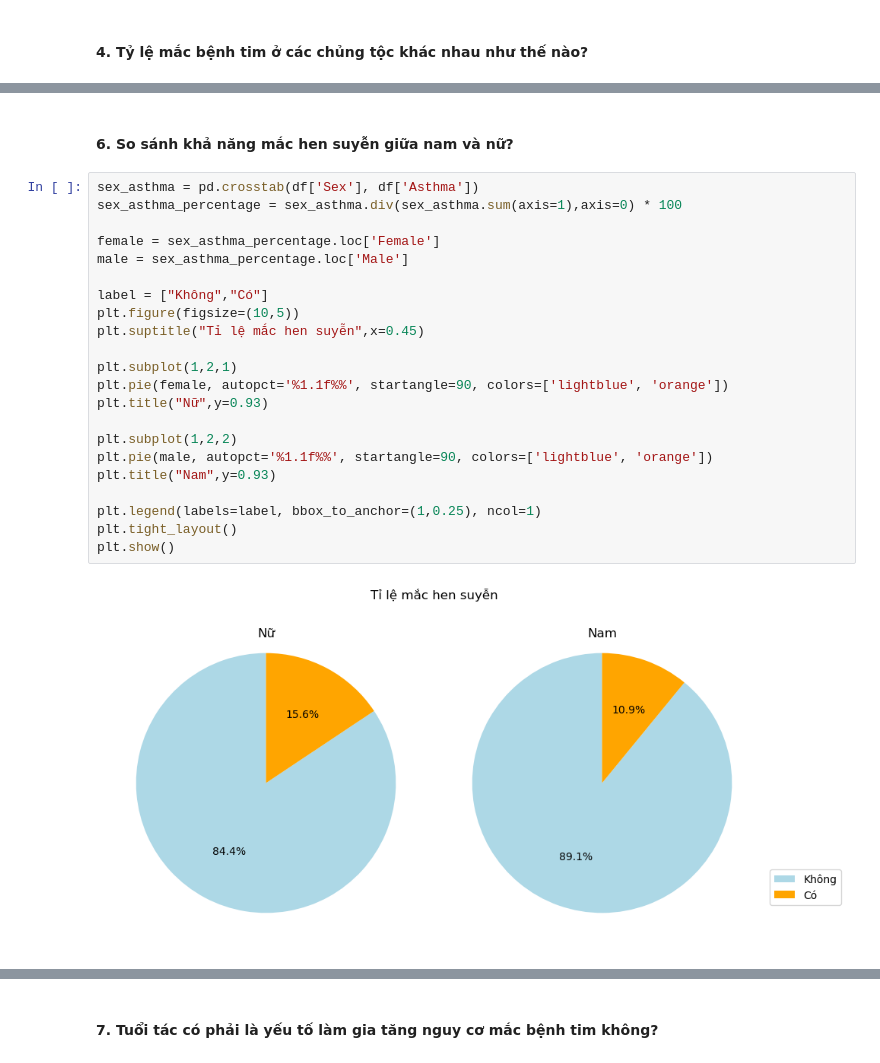
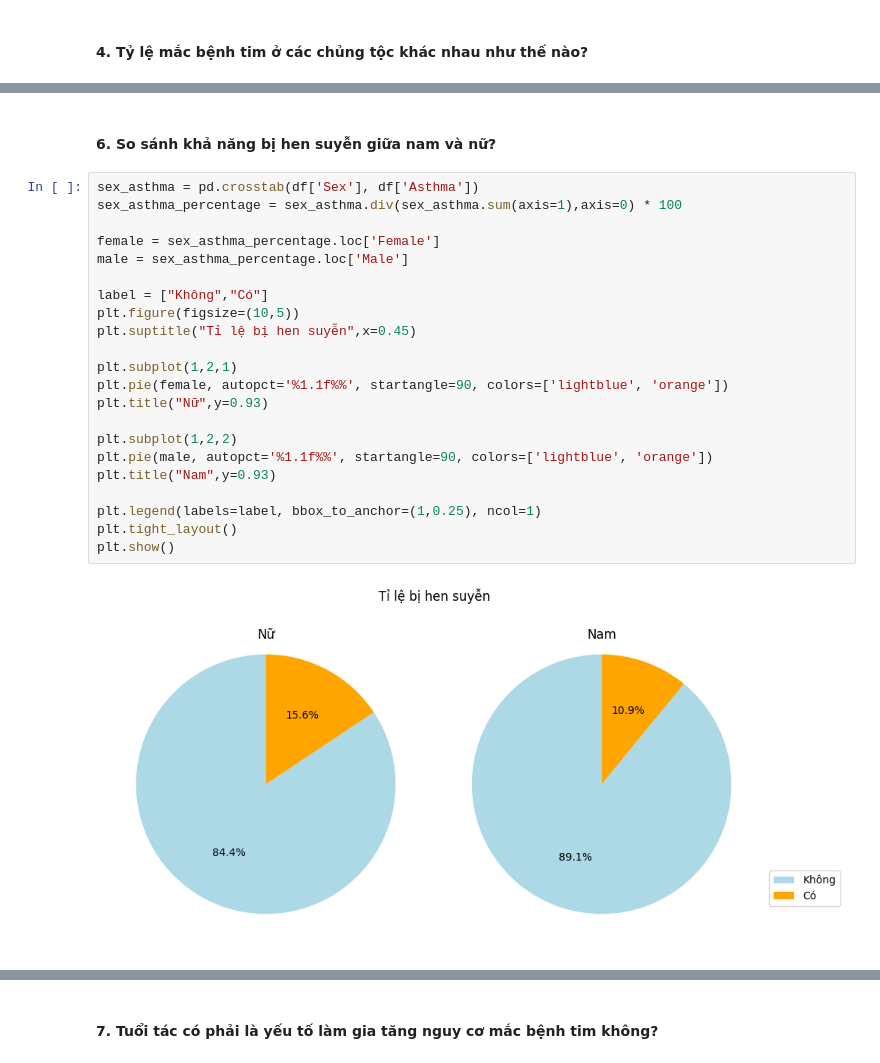
Before and after one commit to richardnguyen0715/Pro4DS-FinalProject-HandleKaggleDatasetProblems, a Jupyter notebook: Source/DataExploration.ipynb, the cells around one changed output, grey strips where cells are left out. Cells and saved outputs as stored; diff of their text form.

```diff
--- a/Source/DataExploration.ipynb
+++ b/Source/DataExploration.ipynb
@@ -719,26 +631,26 @@ plt.show()
 # %% [markdown]
-#### 6. So sánh khả năng mắc hen suyễn giữa nam và nữ?
+#### 6. So sánh khả năng bị hen suyễn giữa nam và nữ?
 # %%
 sex_asthma = pd.crosstab(df['Sex'], df['Asthma'])
 sex_asthma_percentage = sex_asthma.div(sex_asthma.sum(axis=1),axis=0) * 100
 
 female = sex_asthma_percentage.loc['Female']
 male = sex_asthma_percentage.loc['Male']
 
 label = ["Không","Có"]
 plt.figure(figsize=(10,5))
-plt.suptitle("Tỉ lệ mắc hen suyễn",x=0.45)
+plt.suptitle("Tỉ lệ bị hen suyễn",x=0.45)
 
 plt.subplot(1,2,1)
 plt.pie(female, autopct='%1.1f%%', startangle=90, colors=['lightblue', 'orange'])
 plt.title("Nữ",y=0.93)
 
 plt.subplot(1,2,2)
 plt.pie(male, autopct='%1.1f%%', startangle=90, colors=['lightblue', 'orange'])
 plt.title("Nam",y=0.93)
 
 plt.legend(labels=label, bbox_to_anchor=(1,0.25), ncol=1)
 plt.tight_layout()
 plt.show()
 # %% [output]
-[figure, old version]
+[figure, new version]
```
Also changed, not shown: parts of 26 cells of this notebook.
